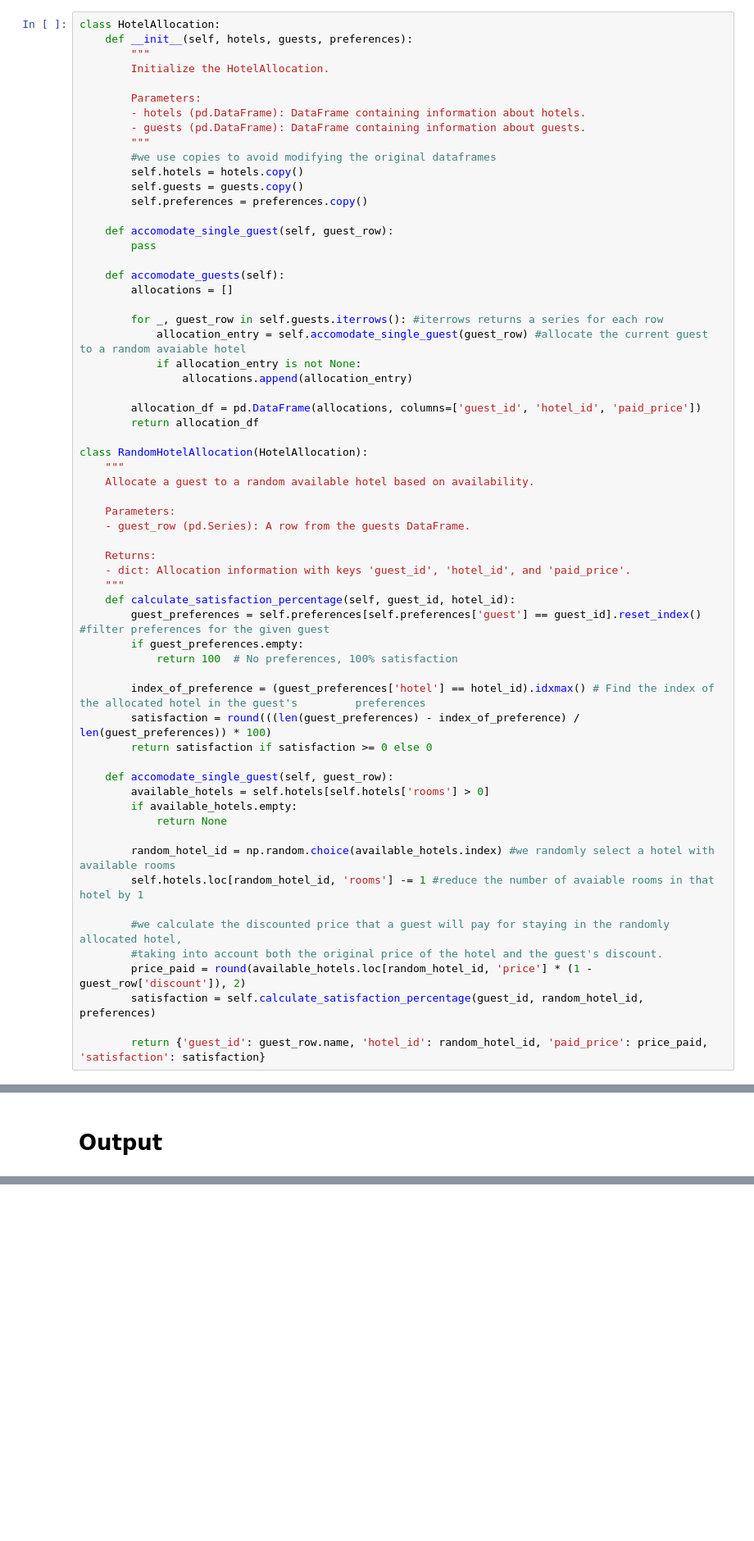
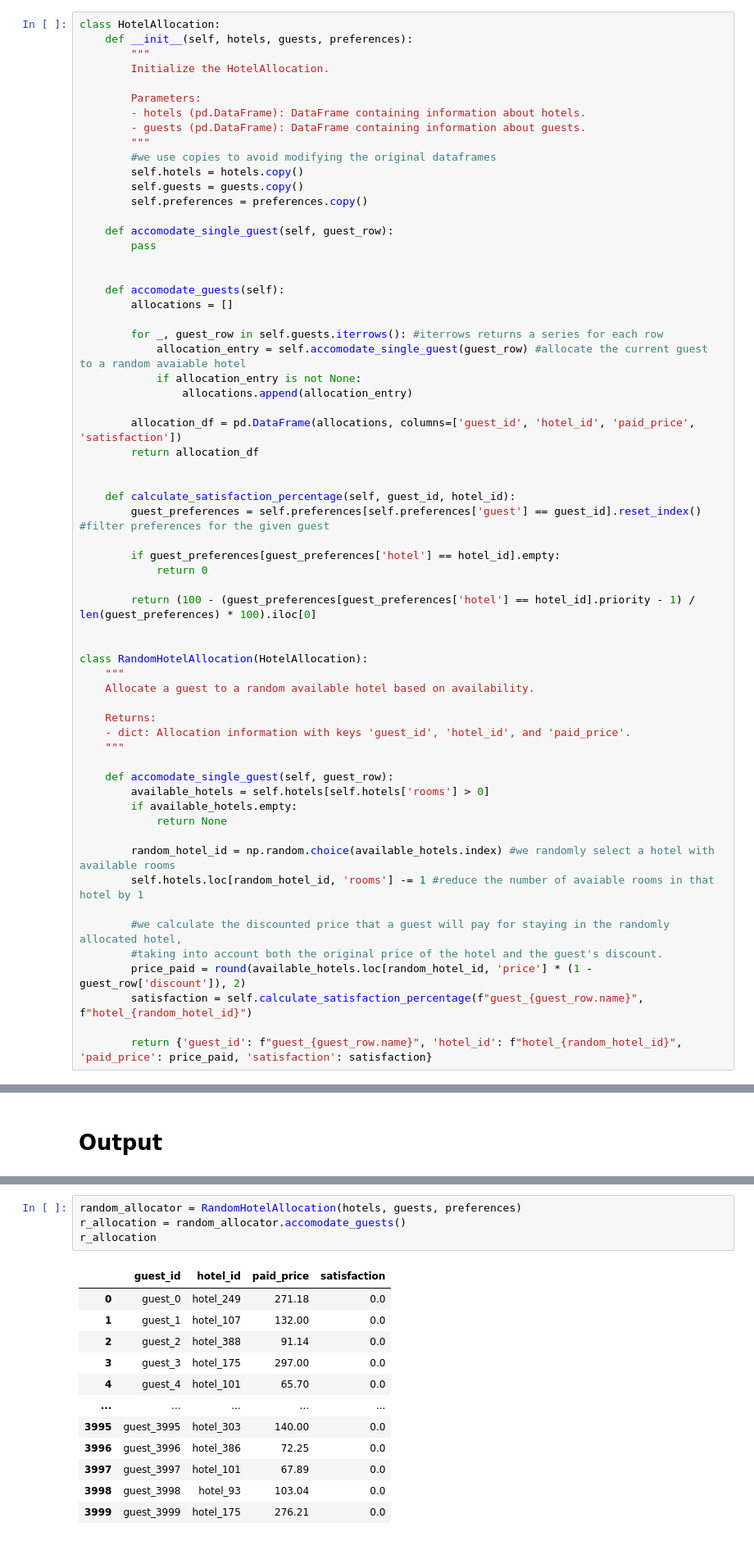
Before and after one commit to sergiopicascia/dscoding-projects, a Jupyter notebook: lejda.kolaveri/hotel.project/hotel/project/HotelProject_presentation.ipynb, the cells around one changed output, grey strips where cells are left out. Shown at 82% size. Saved outputs shown, nothing was run; the diff lists cells and outputs as text; blank space fills up the shorter version.

```diff
--- a/lejda.kolaveri/hotel.project/hotel/project/HotelProject_presentation.ipynb
+++ b/lejda.kolaveri/hotel.project/hotel/project/HotelProject_presentation.ipynb
@@ -103,6 +87,7 @@ class HotelAllocation:
     def accomodate_single_guest(self, guest_row):
         pass
 
+
     def accomodate_guests(self):
         allocations = []
 
@@ -111,27 +96,26 @@ class HotelAllocation:
             if allocation_entry is not None:
                 allocations.append(allocation_entry)
 
-        allocation_df = pd.DataFrame(allocations, columns=['guest_id', 'hotel_id', 'paid_price'])
+        allocation_df = pd.DataFrame(allocations, columns=['guest_id', 'hotel_id', 'paid_price', 'satisfaction'])
         return allocation_df
+
+
+    def calculate_satisfaction_percentage(self, guest_id, hotel_id):
+        guest_preferences = self.preferences[self.preferences['guest'] == guest_id].reset_index() #filter preferences for the given guest
+
+        if guest_preferences[guest_preferences['hotel'] == hotel_id].empty:
+            return 0
+
+        return (100 - (guest_preferences[guest_preferences['hotel'] == hotel_id].priority - 1) / len(guest_preferences) * 100).iloc[0]
+
 
 class RandomHotelAllocation(HotelAllocation):
     """
     Allocate a guest to a random available hotel based on availability.
 
-    Parameters:
-    - guest_row (pd.Series): A row from the guests DataFrame.
-
     Returns:
     - dict: Allocation information with keys 'guest_id', 'hotel_id', and 'paid_price'.
     """
-    def calculate_satisfaction_percentage(self, guest_id, hotel_id):
-        guest_preferences = self.preferences[self.preferences['guest'] == guest_id].reset_index() #filter preferences for the given guest
-        if guest_preferences.empty:
-            return 100  # No preferences, 100% satisfaction
-
-        index_of_preference = (guest_preferences['hotel'] == hotel_id).idxmax() # Find the index of the allocated hotel in the guest's         preferences
-        satisfaction = round(((len(guest_preferences) - index_of_preference) / len(guest_preferences)) * 100)
-        return satisfaction if satisfaction >= 0 else 0
 
     def accomodate_single_guest(self, guest_row):
         available_hotels = self.hotels[self.hotels['rooms'] > 0]
@@ -144,9 +128,9 @@ class RandomHotelAllocation(HotelAllocation):
         #we calculate the discounted price that a guest will pay for staying in the randomly allocated hotel,
         #taking into account both the original price of the hotel and the guest's discount.
         price_paid = round(available_hotels.loc[random_hotel_id, 'price'] * (1 - guest_row['discount']), 2)
-        satisfaction = self.calculate_satisfaction_percentage(guest_id, random_hotel_id, preferences)
+        satisfaction = self.calculate_satisfaction_percentage(f"guest_{guest_row.name}", f"hotel_{random_hotel_id}")
 
-        return {'guest_id': guest_row.name, 'hotel_id': random_hotel_id, 'paid_price': price_paid, 'satisfaction': satisfaction}
+        return {'guest_id': f"guest_{guest_row.name}", 'hotel_id': f"hotel_{random_hotel_id}", 'paid_price': price_paid, 'satisfaction': satisfaction}
 # %% [markdown]
 # Preference Allocation
 # %%
@@ -399,0 +352,17 @@ main()
+# %%
+random_allocator = RandomHotelAllocation(hotels, guests, preferences)
+r_allocation = random_allocator.accomodate_guests()
+r_allocation
+# %% [output]
+|  | guest_id | hotel_id | paid_price | satisfaction |
+| 0 | guest_0 | hotel_249 | 271.18 | 0.0 |
+| 1 | guest_1 | hotel_107 | 132.00 | 0.0 |
+| 2 | guest_2 | hotel_388 | 91.14 | 0.0 |
+| 3 | guest_3 | hotel_175 | 297.00 | 0.0 |
+| 4 | guest_4 | hotel_101 | 65.70 | 0.0 |
+| ... | ... | ... | ... | ... |
+| 3995 | guest_3995 | hotel_303 | 140.00 | 0.0 |
+| 3996 | guest_3996 | hotel_386 | 72.25 | 0.0 |
+| 3997 | guest_3997 | hotel_101 | 67.89 | 0.0 |
+| 3998 | guest_3998 | hotel_93 | 103.04 | 0.0 |
+| 3999 | guest_3999 | hotel_175 | 276.21 | 0.0 |
```
Also changed, not shown: parts of 16 cells of this notebook, 3 other files.
